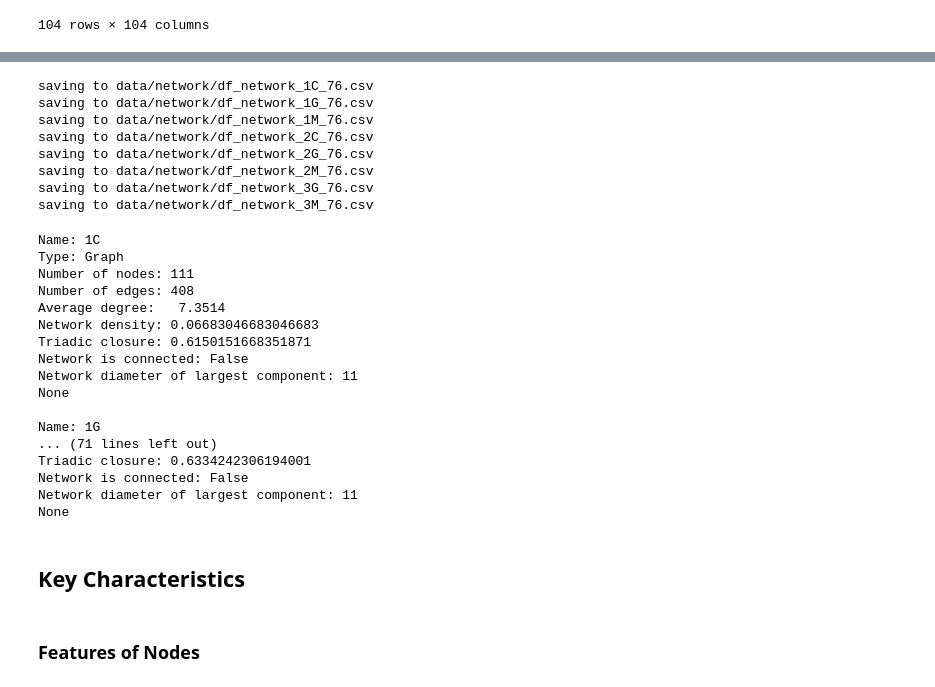
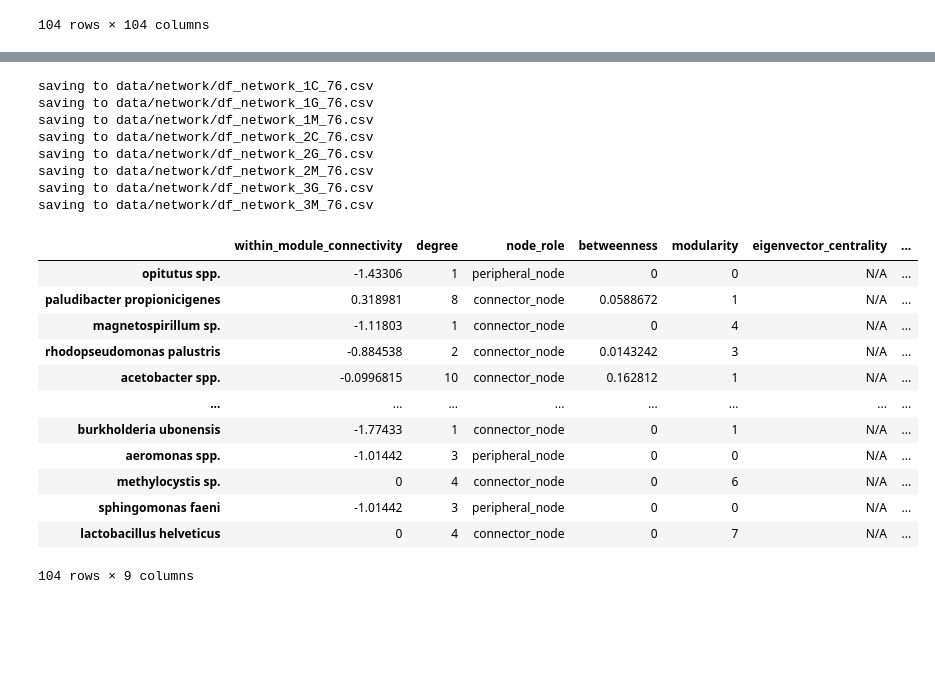
Before and after one commit to olincollege/microbiome-network-analysis-research, a Jupyter notebook: network_analysis_groups.ipynb, the cells around one changed output, grey strips where cells are left out. Drawn from its saved outputs; the diff is of its cells as text; code cells hidden in the pictures; blank space fills up the shorter version.

```diff
--- a/network_analysis_groups.ipynb
+++ b/network_analysis_groups.ipynb
@@ -209,50 +369,32 @@ G_3M = nap.get_network_from_adjm(df_adjm_3M, name="3M")
 # %%
-# # save networks to csv
-# nap.network_to_csv(G_1C, f"data/network/df_network_1C_{round(threshold*100)}.csv")
-# nap.network_to_csv(G_1G, f"data/network/df_network_1G_{round(threshold*100)}.csv")
-# nap.network_to_csv(G_1M, f"data/network/df_network_1M_{round(threshold*100)}.csv")
-# nap.network_to_csv(G_2C, f"data/network/df_network_2C_{round(threshold*100)}.csv")
-# nap.network_to_csv(G_2G, f"data/network/df_network_2G_{round(threshold*100)}.csv")
-# nap.network_to_csv(G_2M, f"data/network/df_network_2M_{round(threshold*100)}.csv")
-# nap.network_to_csv(G_3G, f"data/network/df_network_3G_{round(threshold*100)}.csv")
-# nap.network_to_csv(G_3M, f"data/network/df_network_3M_{round(threshold*100)}.csv")
+# save node properties to csv
+nap.nodes_attributes_to_csv(G_1C, f"data/network/df_network_1C_{round(threshold*100)}.csv")
+nap.nodes_attributes_to_csv(G_1G, f"data/network/df_network_1G_{round(threshold*100)}.csv")
+nap.nodes_attributes_to_csv(G_1M, f"data/network/df_network_1M_{round(threshold*100)}.csv")
+nap.nodes_attributes_to_csv(G_2C, f"data/network/df_network_2C_{round(threshold*100)}.csv")
+nap.nodes_attributes_to_csv(G_2G, f"data/network/df_network_2G_{round(threshold*100)}.csv")
+nap.nodes_attributes_to_csv(G_2M, f"data/network/df_network_2M_{round(threshold*100)}.csv")
+nap.nodes_attributes_to_csv(G_3G, f"data/network/df_network_3G_{round(threshold*100)}.csv")
+nap.nodes_attributes_to_csv(G_3M, f"data/network/df_network_3M_{round(threshold*100)}.csv")
 # %% [output]
 saving to data/network/df_network_1C_76.csv
 saving to data/network/df_network_1G_76.csv
 saving to data/network/df_network_1M_76.csv
 saving to data/network/df_network_2C_76.csv
 saving to data/network/df_network_2G_76.csv
 saving to data/network/df_network_2M_76.csv
 saving to data/network/df_network_3G_76.csv
 saving to data/network/df_network_3M_76.csv
+|  | within_module_connectivity | degree | node_role | betweenness | modularity | eigenvector_centrality | ... |
+| opitutus spp. | -1.43306 | 1 | peripheral_node | 0 | 0 | N/A | ... |
+| paludibacter propionicigenes | 0.318981 | 8 | connector_node | 0.0588672 | 1 | N/A | ... |
+| magnetospirillum sp. | -1.11803 | 1 | connector_node | 0 | 4 | N/A | ... |
+| rhodopseudomonas palustris | -0.884538 | 2 | connector_node | 0.0143242 | 3 | N/A | ... |
+| acetobacter spp. | -0.0996815 | 10 | connector_node | 0.162812 | 1 | N/A | ... |
+| ... | ... | ... | ... | ... | ... | ... | ... |
+| burkholderia ubonensis | -1.77433 | 1 | connector_node | 0 | 1 | N/A | ... |
+| aeromonas spp. | -1.01442 | 3 | peripheral_node | 0 | 0 | N/A | ... |
+| methylocystis sp. | 0 | 4 | connector_node | 0 | 6 | N/A | ... |
+| sphingomonas faeni | -1.01442 | 3 | peripheral_node | 0 | 0 | N/A | ... |
+| lactobacillus helveticus | 0 | 4 | connector_node | 0 | 7 | N/A | ... |
+104 rows × 9 columns
-# %%
-print(nap.get_network_attribute_summary(G_1C), "\n")
-print(nap.get_network_attribute_summary(G_1G), "\n")
-print(nap.get_network_attribute_summary(G_1M), "\n")
-print(nap.get_network_attribute_summary(G_2C), "\n")
-print(nap.get_network_attribute_summary(G_2G), "\n")
-print(nap.get_network_attribute_summary(G_2M), "\n")
-print(nap.get_network_attribute_summary(G_3G), "\n")
-print(nap.get_network_attribute_summary(G_3M), "\n")
-# %% [output]
-Name: 1C
-Type: Graph
-Number of nodes: 111
-Number of edges: 408
-Average degree:   7.3514
-Network density: 0.06683046683046683
-Triadic closure: 0.6150151668351871
-Network is connected: False
-Network diameter of largest component: 11
-None
-
-Name: 1G
-... (71 lines left out)
-Triadic closure: 0.6334242306194001
-Network is connected: False
-Network diameter of largest component: 11
-None
-# %% [markdown]
-## Key Characteristics
-# %% [markdown]
-### Features of Nodes
```
Also changed, not shown: parts of 38 cells of this notebook, 26 other files.
